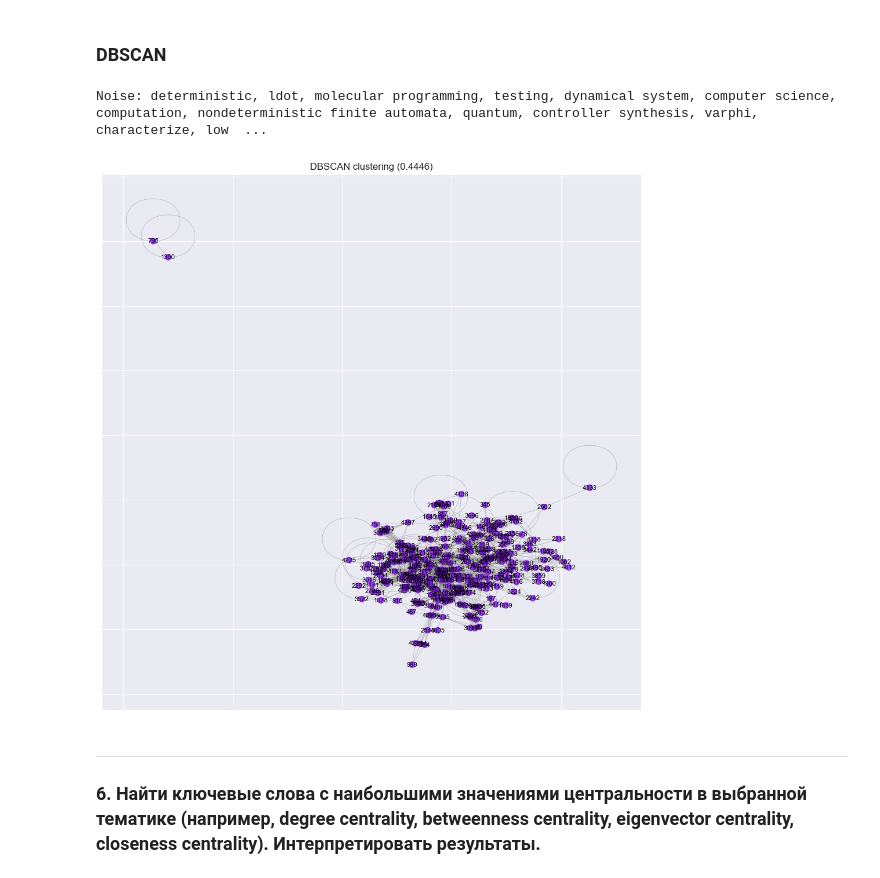
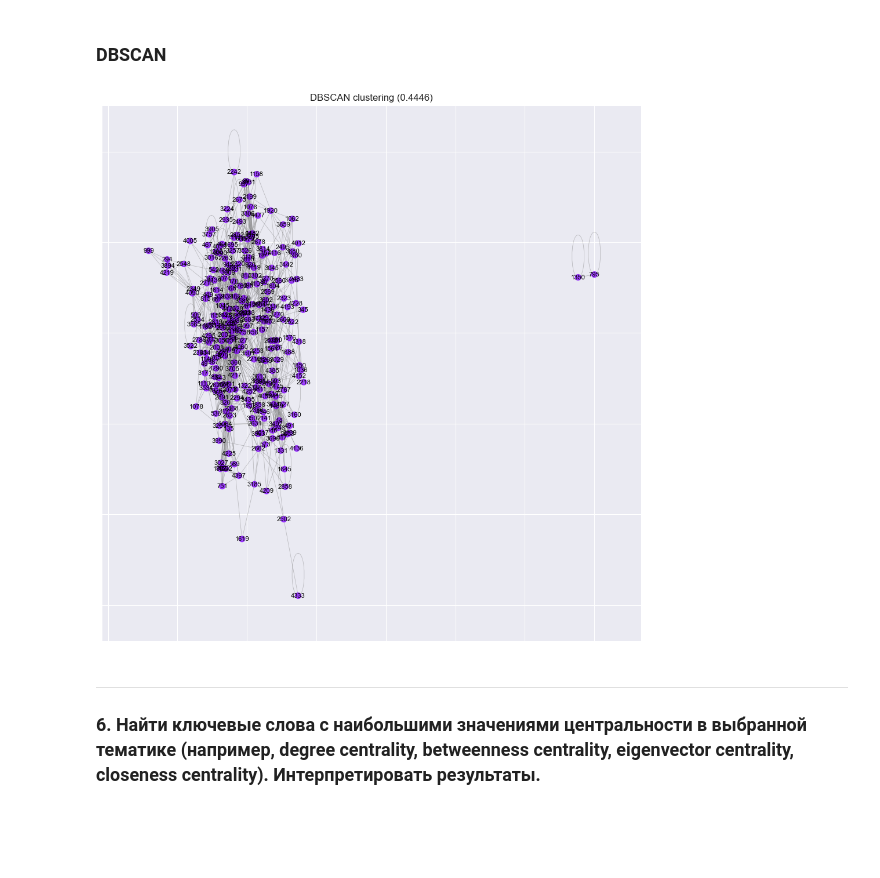
Before and after one commit to HuTao1Love/DataAnalysis, a Jupyter notebook: lab-1/main.ipynb, the cells around one changed output. Saved outputs shown, nothing was run; the diff lists cells and outputs as text; code cells hidden in the pictures; blank space fills up the shorter version.

```diff
--- a/lab-1/main.ipynb
+++ b/lab-1/main.ipynb
@@ -511,6 +511,6 @@ for node, cluster in partition.items():
 
 filtered_cluster_info = {cluster: keywords for cluster, keywords in cluster_info.items() if len(keywords) > 1}
 
-for cluster, keywords in filtered_cluster_info.items():
+for cluster, keywords in sorted(filtered_cluster_info.items(), key=lambda item: item[0]):
     print(f"Cluster {cluster}: {', '.join(keywords)}")
 # %% [output]
@@ -661,39 +705,32 @@ labels = dbscan.fit_predict(dist_matrix)
 # %%
 node_colors = labels
 m = G_with_all_links.size(weight='weight')
 partition = {node: label for node, label in zip(G_with_all_links.nodes(), labels)}
 degrees = dict(G_with_all_links.degree(weight='weight'))
 
 Q = 0.0
 for u, v, data in G_with_all_links.edges(data=True):
     weight = data['weight'] if 'weight' in data else 1
     if partition[u] == partition[v]:
         expected_weight = (degrees[u] * degrees[v]) / (2 * m)
         Q += weight - expected_weight
 Q /= (2 * m)
 
 cluster_info = {}
 for node, cluster in zip(G_with_all_links.nodes(), labels):
     cluster_info.setdefault(cluster, []).append(G_with_all_links.nodes[node]['label'])
 
-for cluster, keywords in cluster_info.items():
-    if cluster != -1:
-        print(f"Cluster {cluster}: {', '.join(keywords)}")
-    else:
-        print(f"Noise: {', '.join(keywords)}")
-
 
 plt.figure(figsize=(12, 12))
 pos = nx.spring_layout(G_with_all_links)
 
 nx.draw_networkx_nodes(G_with_all_links, pos, node_color=node_colors, cmap=plt.cm.rainbow, node_size=50, alpha=0.7)
 nx.draw_networkx_edges(G_with_all_links, pos, width=0.5, alpha=0.5, edge_color='gray')
 nx.draw_networkx_labels(G_with_all_links, pos, font_size=8, font_color='black')
 plt.title(f"DBSCAN clustering ({Q:.4f})")
 plt.show()
 # %% [output]
-Noise: deterministic, ldot, molecular programming, testing, dynamical system, computer science, computation, nondeterministic finite automata, quantum, controller synthesis, varphi, characterize, low  ...
-[figure, old version]
+[figure, new version]
 # %% [markdown]
 ---
 ### 6. Найти ключевые слова с наибольшими значениями центральности в выбранной тематике (например, degree centrality, betweenness centrality, eigenvector centrality, closeness centrality). Интерпретировать результаты.
```
Also changed, not shown: parts of 13 cells of this notebook.
